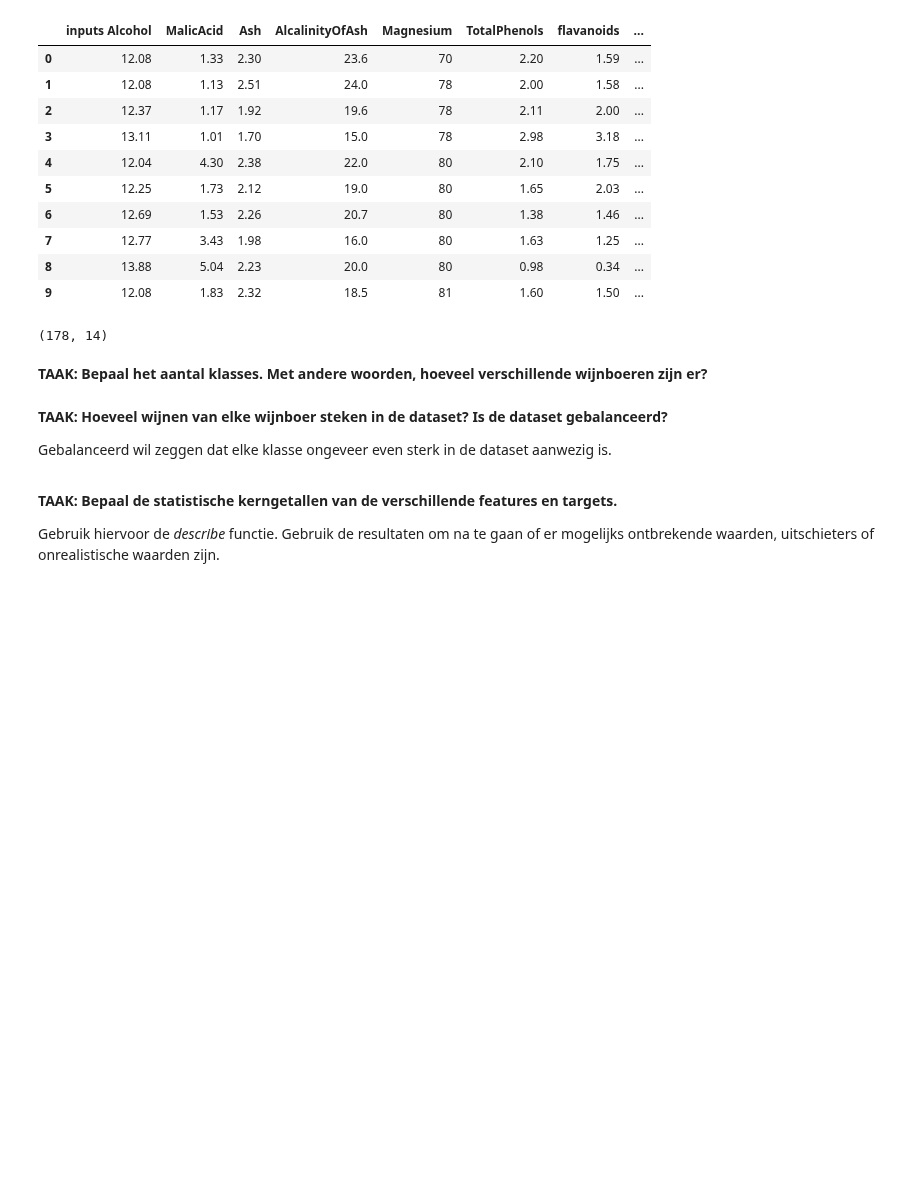
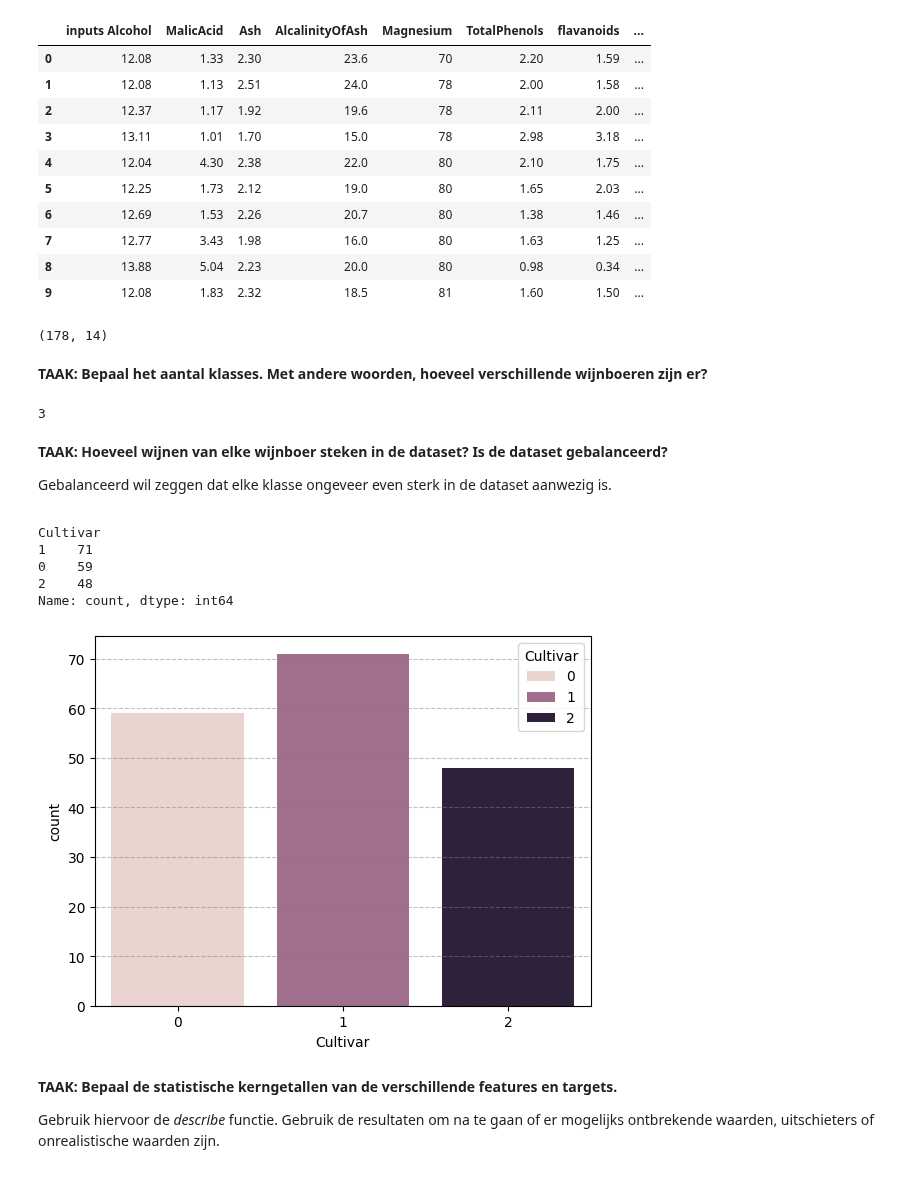
Before and after one commit to montypie/DS_Projects, a Jupyter notebook: 2_Regression/LogReg-Project-Exercise_2.ipynb, the cells around one changed output. Saved outputs shown, nothing was run; the diff lists cells and outputs as text; code cells hidden in the pictures; blank space fills up the shorter version.

```diff
--- a/2_Regression/LogReg-Project-Exercise_2.ipynb
+++ b/2_Regression/LogReg-Project-Exercise_2.ipynb
@@ -33,7 +33,7 @@ Gebruik hiervoor de dataset *wine_data.csv*. De features bevinden zich in de eer
 ### Inlezen van de dataset en vooranalyse
 # %%
 # inlezen van de data
-dataset = pd.read_csv('../DATA/wine_data.csv')
+dataset = pd.read_csv('data/wine_data.csv')
 dataset.head(10)
 # %% [output]
 |  | inputs Alcohol | MalicAcid | Ash | AlcalinityOfAsh | Magnesium | TotalPhenols | flavanoids | ... |
@@ -53,7 +53,25 @@ dataset.shape
 (178, 14)
 # %% [markdown]
 **TAAK: Bepaal het aantal klasses. Met andere woorden, hoeveel verschillende wijnboeren zijn er?**
+# %%
+dataset.Cultivar.nunique()
+# %% [output]
+3
 # %% [markdown]
 **TAAK: Hoeveel wijnen van elke wijnboer steken in de dataset? Is de dataset gebalanceerd?**<p> Gebalanceerd wil zeggen dat elke klasse ongeveer even sterk in de dataset aanwezig is.</p>
+# %%
+dataset.Cultivar.value_counts()
+# %% [output]
+Cultivar
+1    71
+0    59
+2    48
+Name: count, dtype: int64
+# %%
+sns.countplot(data=dataset, x='Cultivar', hue='Cultivar')
+plt.grid(axis='y', linestyle='--', color='gray', alpha=0.5)
+plt.show()
+# %% [output]
+[figure, added]
 # %% [markdown]
 **TAAK: Bepaal de statistische kerngetallen van de verschillende features en targets.**<p> Gebruik hiervoor de *describe* functie. Gebruik de resultaten om na te gaan of er mogelijks ontbrekende waarden, uitschieters of onrealistische waarden zijn.</p>
```
Also changed, not shown: parts of 18 cells of this notebook.
